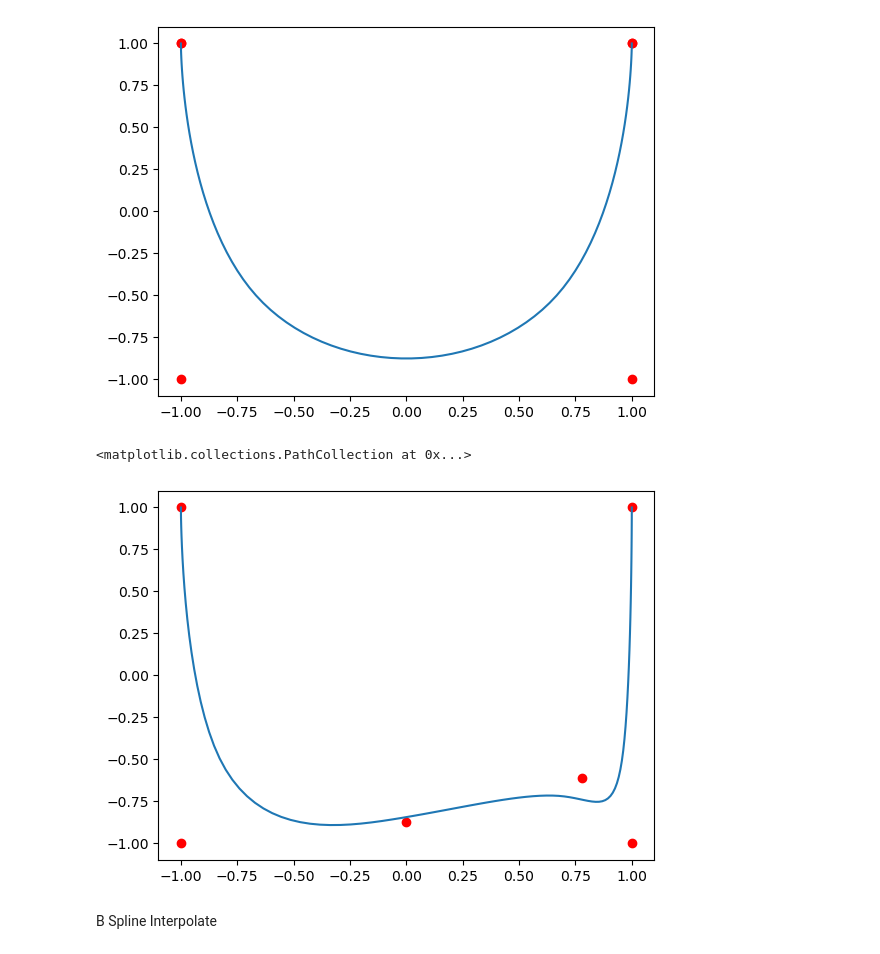
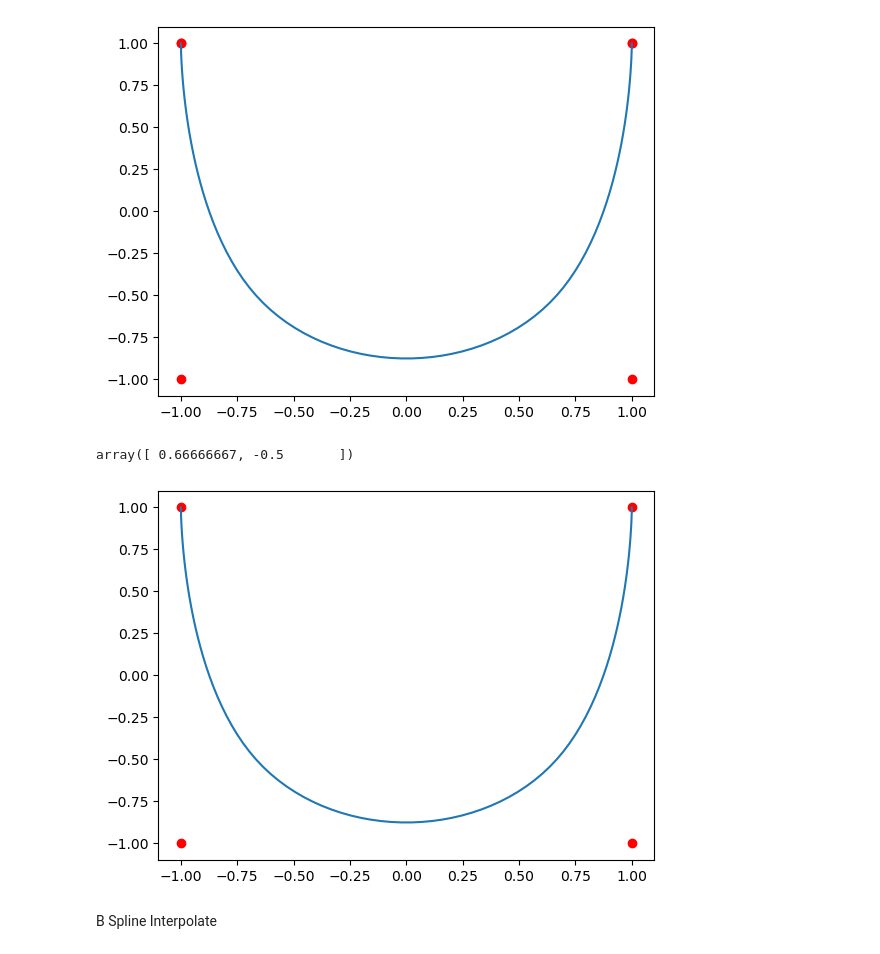
Before and after one commit to MasterYip/FLTPlanner, a Jupyter notebook: fast_legged_planner/fast_legged_planner_py/swing_leg_planner/traj_gen/curve_gen.ipynb, the cells around one changed output. Cells and saved outputs as stored; diff of their text form; code cells hidden in the pictures.

```diff
--- a/fast_legged_planner/fast_legged_planner_py/swing_leg_planner/traj_gen/curve_gen.ipynb
+++ b/fast_legged_planner/fast_legged_planner_py/swing_leg_planner/traj_gen/curve_gen.ipynb
@@ -74,20 +74,23 @@ ax.scatter(spline.c[:,0], spline.c[:,1], c='r')
 <matplotlib.collections.PathCollection at 0x...>
 [figure]
 # %%
+import numpy as np
+import matplotlib.pyplot as plt
 from traj_gen import UniBSpline
 knots = np.array([[1,1],[1,-1], [-1,-1], [-1,1]])
 
 spline = UniBSpline(knots)
-spline.insert(1.5)
+# spline.insert(1.5)
 # spline.insert(0.1)
-spline.insert(1.1)
+# spline.insert(1.1)
 xs = np.linspace(spline.get_range()[0], spline.get_range()[1], 100)
 ax = plt.gca()
 ax.plot(spline.evaluate(xs)[:,0], spline.evaluate(xs)[:,1])
 ax.scatter(spline.get()[:,0], spline.get()[:,1], c='r')
+spline.evaluate(1)
 # %% [output]
-<matplotlib.collections.PathCollection at 0x...>
+array([ 0.66666667, -0.5       ])
-[figure, old version]
+[figure, new version]
 # %% [markdown]
 B Spline Interpolate
 # %%
```
Also changed, not shown: 3 other files.
